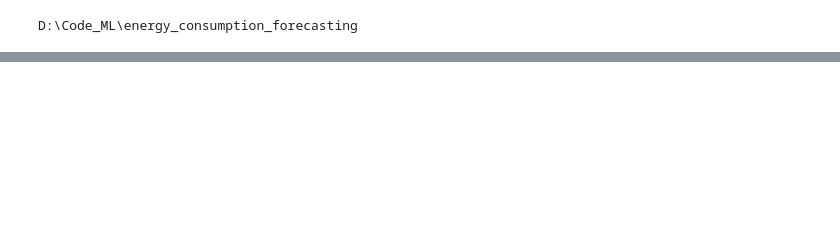
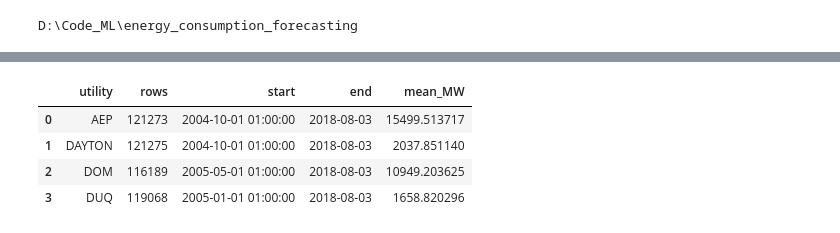
Before and after one commit to tejasaron/Code_ML, a Jupyter notebook: energy_consumption_forecasting/notebooks/eda_energy_consumption.ipynb, the cells around one changed output, grey strips where cells are left out. Drawn from its saved outputs; the diff is of its cells as text; code cells hidden in the pictures; blank space fills up the shorter version.

```diff
--- a/energy_consumption_forecasting/notebooks/eda_energy_consumption.ipynb
+++ b/energy_consumption_forecasting/notebooks/eda_energy_consumption.ipynb
@@ -25,0 +91,19 @@ df.head()
+# %%
+summary = []
+
+for utility, df in utility_data.items():
+    summary.append({
+        "utility": utility,
+        "rows": len(df),
+        "start": df["Datetime"].min(),
+        "end": df["Datetime"].max(),
+        "mean_MW": df[f"{utility}_MW"].mean()
+    })
+
+pd.DataFrame(summary)
+# %% [output]
+|  | utility | rows | start | end | mean_MW |
+| 0 | AEP | 121273 | 2004-10-01 01:00:00 | 2018-08-03 | 15499.513717 |
+| 1 | DAYTON | 121275 | 2004-10-01 01:00:00 | 2018-08-03 | 2037.851140 |
+| 2 | DOM | 116189 | 2005-05-01 01:00:00 | 2018-08-03 | 10949.203625 |
+| 3 | DUQ | 119068 | 2005-01-01 01:00:00 | 2018-08-03 | 1658.820296 |
```
Also changed, not shown: parts of 12 cells of this notebook, 1 other file.
